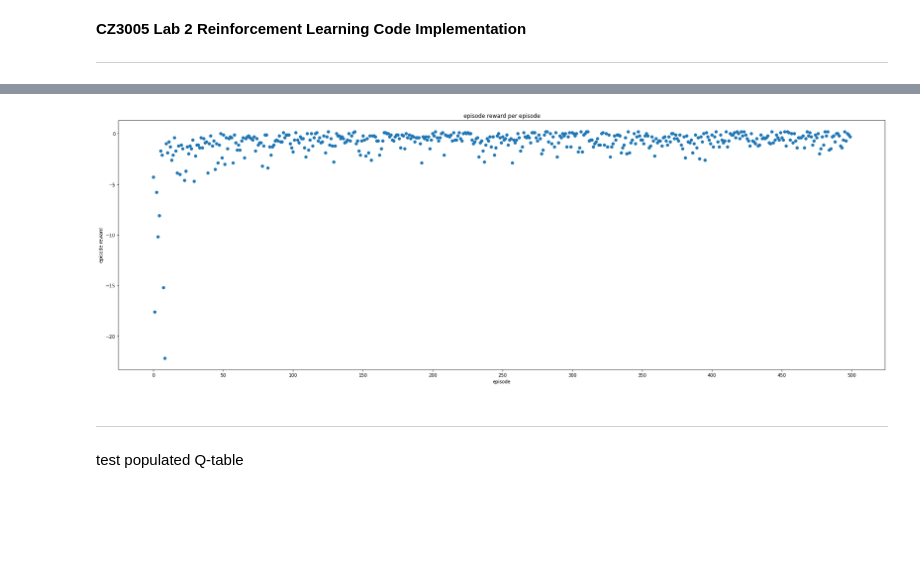
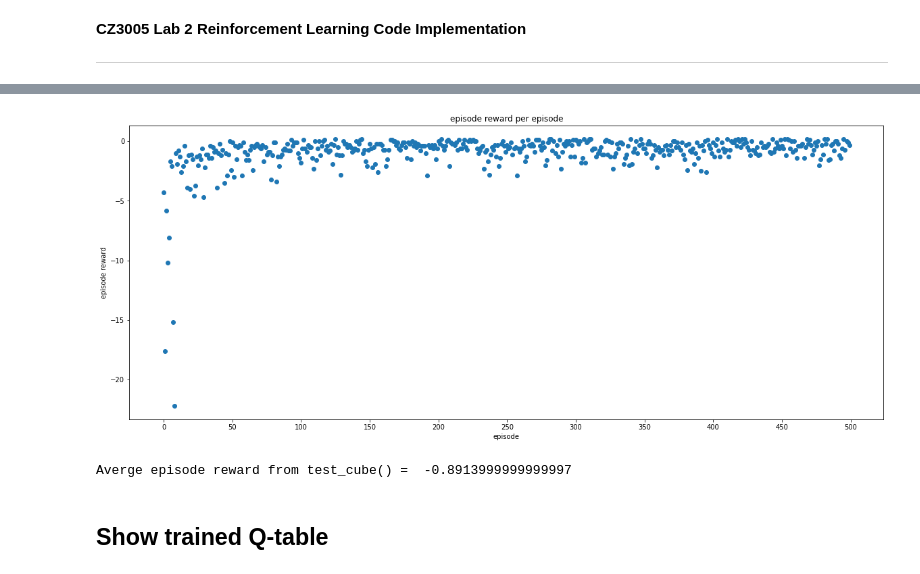
Before and after one commit to kailing231/treasurecube, a Jupyter notebook: TreasureHunt.ipynb, the cells around one changed output, grey strips where cells are left out. Cells and saved outputs as stored; diff of their text form; code cells hidden in the pictures; blank space fills up the shorter version.

```diff
--- a/TreasureHunt.ipynb
+++ b/TreasureHunt.ipynb
@@ -251,8 +257,4 @@ class RandomAgent(object):
       # store new Q(s,a) = old Q(s,a) + alpha * (reward + gamma*(max of Q(s',a)) - old Q(s,a))
       new_value = old_value + alpha * (reward + (gamma * next_max) - old_value)
       self.Q.loc[state, action] = new_value # new Q(s,a)
-
-    # test agent after q table is populated
-    def test_agent(self, max_step=100): # TODO
-      self.max_step = max_step
 # %% [markdown]
@@ -267,9 +266,12 @@ Below is the code from provided **test_cube()** in **test.py**
 # %%
 max_episode = 500
 max_step = 500
+steps_sum = 0
 
 # added to keep track of episode reward per episode
 df_ep_reward = pd.DataFrame(0, index=range(0,max_episode), columns=["reward"])
+
+# code from test_cube() of test.py
 
 env = TreasureCube(max_step=max_step)
 agent = RandomAgent()
@@ -296,6 +298,9 @@ for epsisode_num in range(0, max_episode):
     print(f'epsisode: {epsisode_num}, total_steps: {t} episode reward: {episode_reward}')
     # added to store episode reward per episode
     df_ep_reward.loc[epsisode_num] = episode_reward
+    steps_sum += t # added to store sum of steps
+
+print("Averge steps of agent per episode = ", steps_sum/epsisode_num)
 # %% [output]
 epsisode: 0, total_steps: 54 episode reward: -4.299999999999997
 epsisode: 1, total_steps: 187 episode reward: -17.599999999999994
@@ -340,23 +324,21 @@ df_ep_reward
 # %%
 import matplotlib.pyplot as plt
 # %%
-plt.figure(figsize=(30,10))
-
-plt.plot(df_ep_reward, "o") # todo scatter plot
-# plt.plot(df_ep_reward)
+plt.figure(figsize=(20,8)) # resize plot
+plt.plot(df_ep_reward, "o")
 
 plt.xlabel('episode') # x-axis label
 plt.ylabel('episode reward') # y-axis label
 plt.title('episode reward per episode') # plot title
 plt.xticks(np.arange(0, 501, step=50)) # x-axis step = 50
 
+plt.savefig('plot_ep_reward.png', bbox_inches = 'tight', pad_inches = 0.1) # save plot as png file
 plt.show()
 # %% [output]
-[figure, old version]
+[figure, new version]
+# %%
+print("Averge episode reward from test_cube() = ", df_ep_reward['reward'].mean())
+# %% [output]
+Averge episode reward from test_cube() =  -0.8913999999999997
 # %% [markdown]
-
-
----
-
-
-test populated Q-table
+## Show trained Q-table
```
Also changed, not shown: parts of 12 cells of this notebook.
